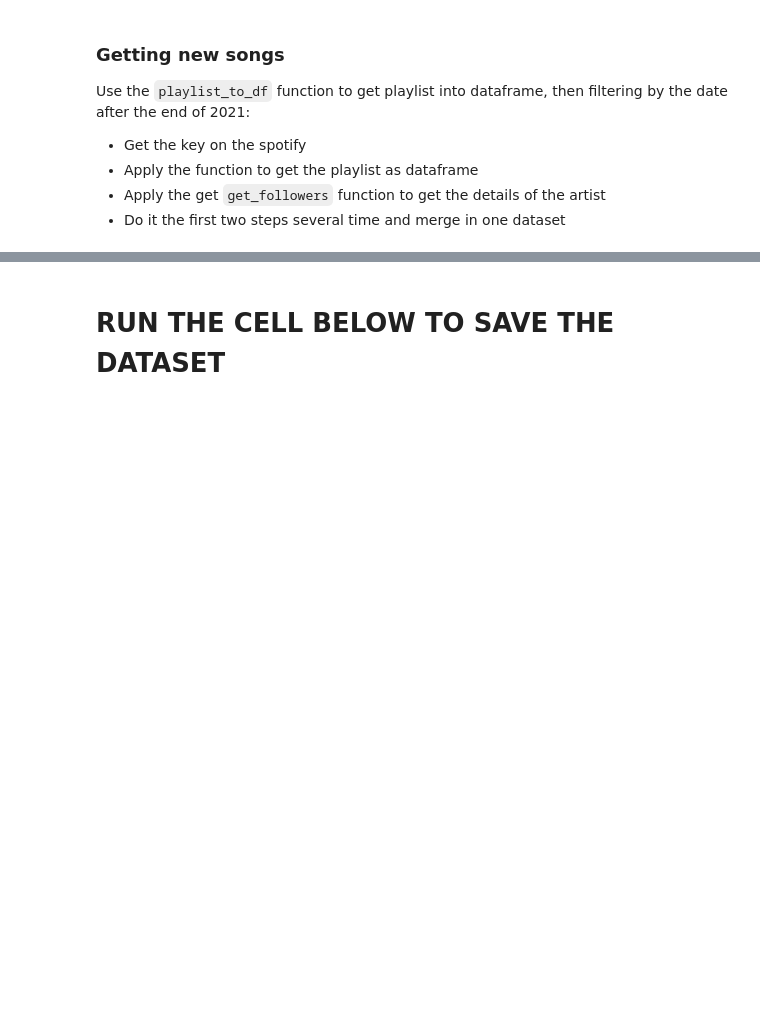
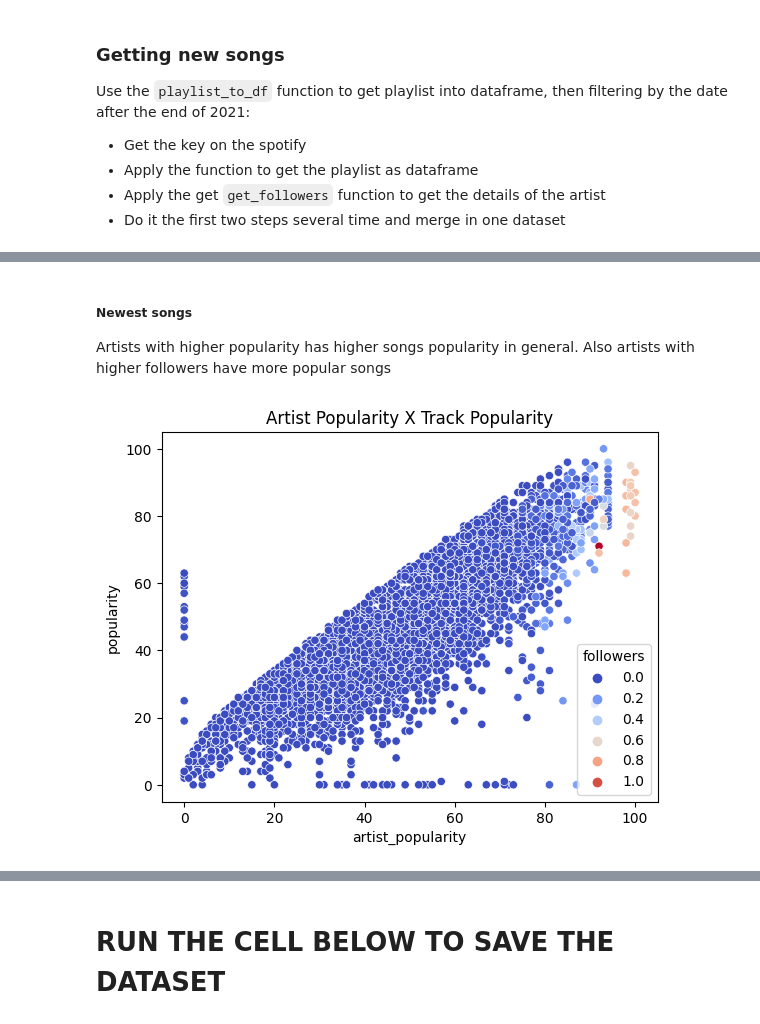
Before and after one commit to dmassonfr/Spotify_hit_predictor, a Jupyter notebook: notebooks/API_function_dataset.ipynb, the cells around one changed output, grey strips where cells are left out. Saved outputs shown, nothing was run; the diff lists cells and outputs as text; code cells hidden in the pictures; blank space fills up the shorter version.

```diff
--- a/notebooks/API_function_dataset.ipynb
+++ b/notebooks/API_function_dataset.ipynb
@@ -169,0 +284,9 @@ data['popularity'].plot.hist(bins=30)
+# %% [markdown]
+##### Newest songs
+
+Artists with higher popularity has higher songs popularity in general. Also artists with higher followers have more popular songs
+# %%
+sns.scatterplot(x=data['artist_popularity'], y=data['popularity'], hue=data['followers'], palette="coolwarm")
+plt.title('Artist Popularity X Track Popularity');
+# %% [output]
+[figure, added]
```
Also changed, not shown: parts of 29 cells of this notebook.
